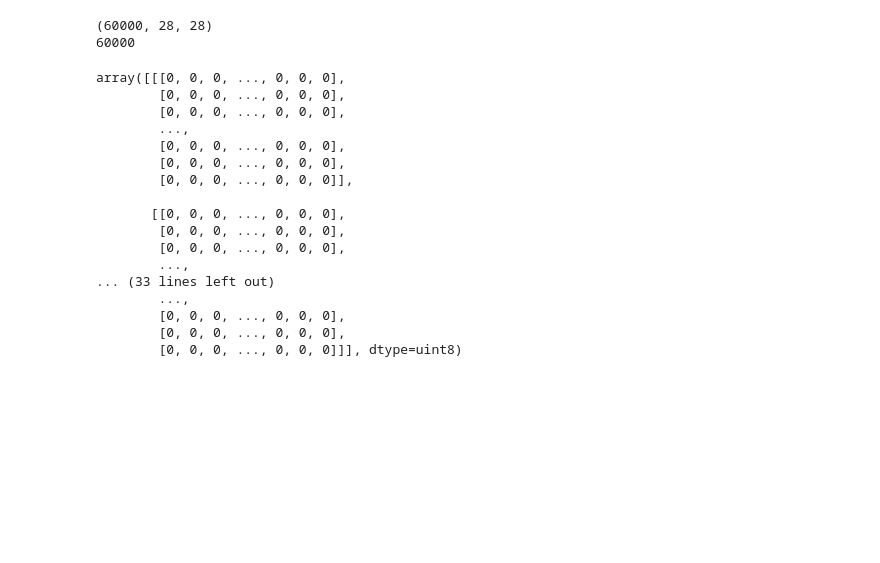
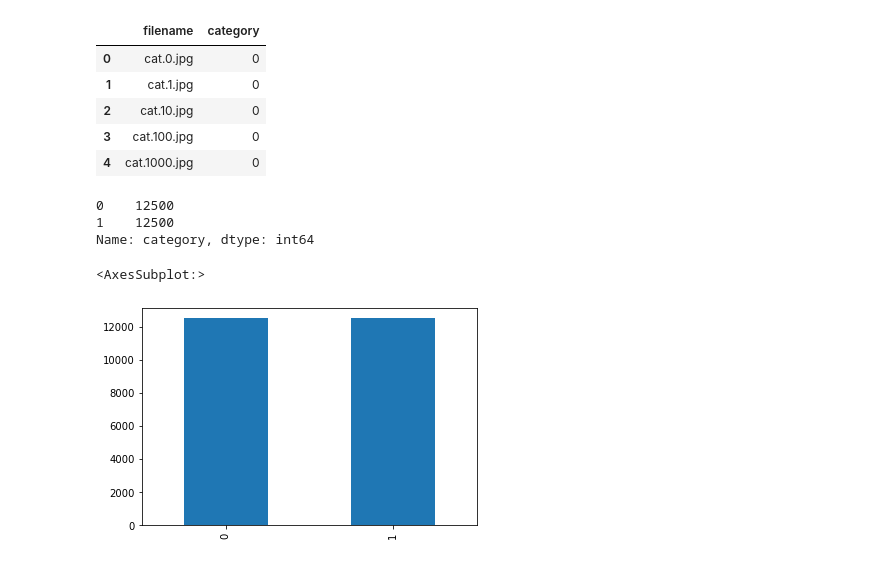
Before and after one commit to kaufmann-dev/ai-exercises-fundamentals, a Jupyter notebook: Uebung/Ue20/Ue20.ipynb, the cells around one changed output. Drawn from its saved outputs; the diff is of its cells as text; code cells hidden in the pictures; blank space fills up the shorter version.

```diff
--- a/Uebung/Ue20/Ue20.ipynb
+++ b/Uebung/Ue20/Ue20.ipynb
@@ -14,24 +0,0 @@ keras.datasets.mnist.load_data(path="mnist.npz")
-# %%
-print(x_train.shape)
-print(len(x_train))
-x_train
-# %% [output]
-(60000, 28, 28)
-60000
-array([[[0, 0, 0, ..., 0, 0, 0],
-        [0, 0, 0, ..., 0, 0, 0],
-        [0, 0, 0, ..., 0, 0, 0],
-        ...,
-        [0, 0, 0, ..., 0, 0, 0],
-        [0, 0, 0, ..., 0, 0, 0],
-        [0, 0, 0, ..., 0, 0, 0]],
-
-       [[0, 0, 0, ..., 0, 0, 0],
-        [0, 0, 0, ..., 0, 0, 0],
-        [0, 0, 0, ..., 0, 0, 0],
-        ...,
-... (33 lines left out)
-        ...,
-        [0, 0, 0, ..., 0, 0, 0],
-        [0, 0, 0, ..., 0, 0, 0],
-        [0, 0, 0, ..., 0, 0, 0]]], dtype=uint8)
@@ -37,0 +13,36 @@ array([[[0, 0, 0, ..., 0, 0, 0],
+# %%
+filenames = os.listdir("./train")
+
+categories=[]
+
+for filename in filenames:
+    category = filename.split(".")[0]
+    if category == "dog":
+        categories.append(1)
+    else:
+        categories.append(0)
+
+df=pd.DataFrame({
+    "filename": filenames,
+    "category": categories
+})
+# %%
+df.head()
+# %% [output]
+|  | filename | category |
+| 0 | cat.0.jpg | 0 |
+| 1 | cat.1.jpg | 0 |
+| 2 | cat.10.jpg | 0 |
+| 3 | cat.100.jpg | 0 |
+| 4 | cat.1000.jpg | 0 |
+# %%
+df["category"].value_counts()
+# %% [output]
+0    12500
+1    12500
+Name: category, dtype: int64
+# %%
+df["category"].value_counts().plot.bar()
+# %% [output]
+<AxesSubplot:>
+[figure, added]
```
Also changed, not shown: parts of 8 cells of this notebook, 3 other files.
